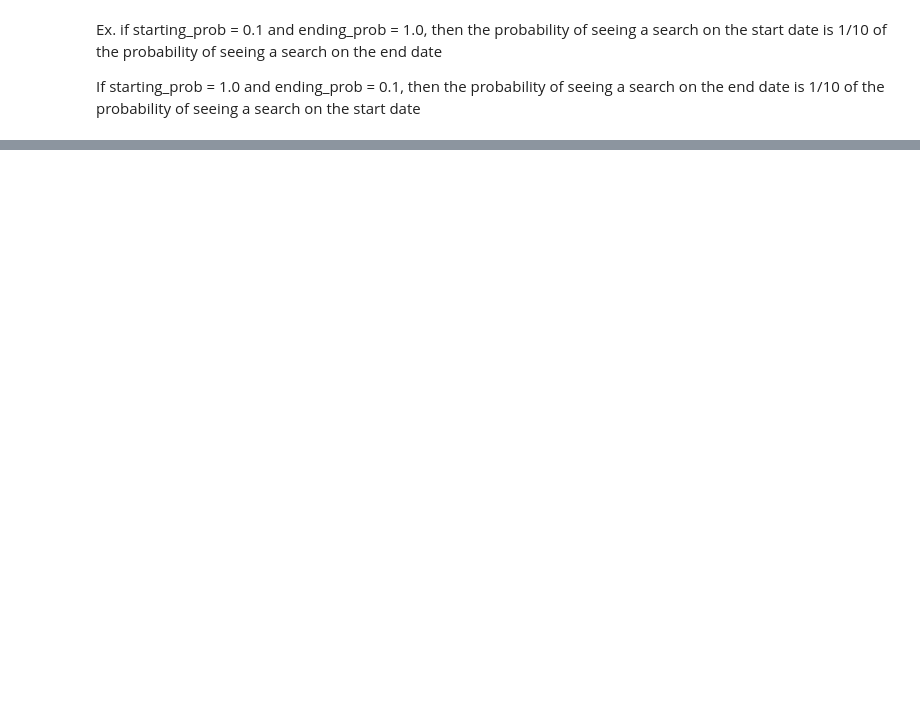
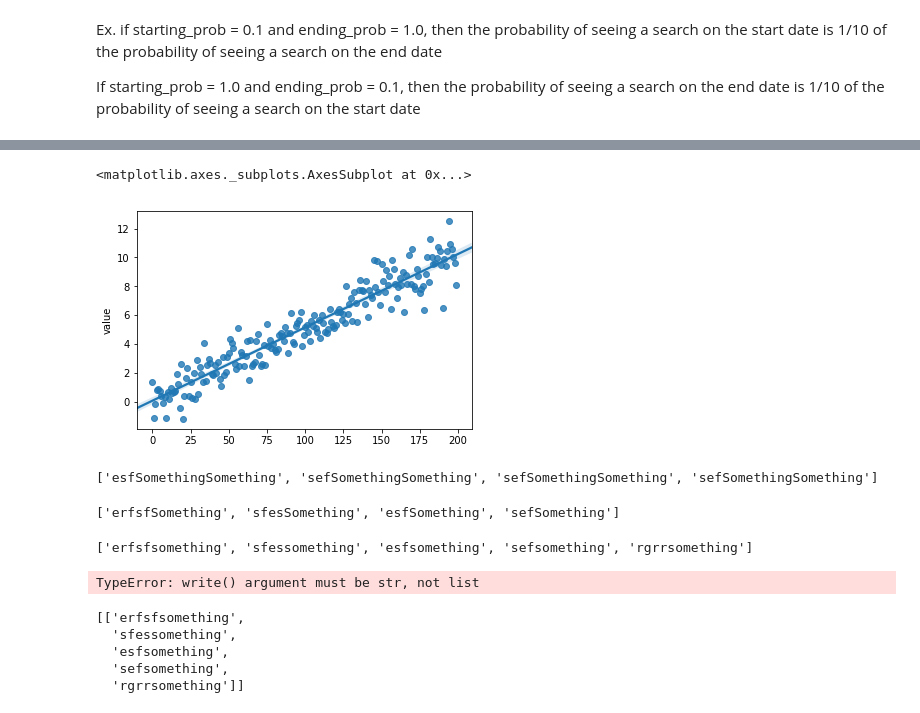
Before and after one commit to callinSwitzer/GarbageCollector, a Jupyter notebook: Untitled4.ipynb, the cells around one changed output, grey strips where cells are left out. Saved outputs shown, nothing was run; the diff lists cells and outputs as text; code cells hidden in the pictures; blank space fills up the shorter version.

```diff
--- a/Untitled4.ipynb
+++ b/Untitled4.ipynb
@@ -238,0 +312,5 @@ KMeans: 1.0
+# %%
+sb.regplot(np.arange(0,len(df1.value)), df1.value)
+# %% [output]
+<matplotlib.axes._subplots.AxesSubplot at 0x...>
+[figure, added]
@@ -238,0 +319,43 @@ KMeans: 1.0
+# %%
+wordlist = "words.txt"
+
+with open(wordlist, 'r') as file:
+
+    lines = [file.readline().strip('\n') + 'Something' for line in lines]
+    print(lines)
+
+with open(wordlist, 'w') as filew:
+    [filew.writelines(line + "\n") for line in lines]
+# %% [output]
+['esfSomethingSomething', 'sefSomethingSomething', 'sefSomethingSomething', 'sefSomethingSomething']
+# %%
+wordlist = "words.txt"
+
+with open(wordlist, 'r') as file:
+    lines = [file.readline().strip('\n') + 'Something' for line in lines]
+
+with open(wordlist, 'w') as filew:
+    filew.writelines('\n'.join(lines))
+# %% [output]
+['erfsfSomething', 'sfesSomething', 'esfSomething', 'sefSomething']
+# %%
+wordlist = "words.txt"
+
+with open(wordlist, 'r') as file:
+    lines = [line.strip("\n") + "something" for line in file.readlines()]
+    print(lines)
+
+wordlist2 = "words2.txt"
+with open(wordlist2, 'w') as filew:
+    filew.writelines([lines])
+# %% [output]
+['erfsfsomething', 'sfessomething', 'esfsomething', 'sefsomething', 'rgrrsomething']
+TypeError: write() argument must be str, not list
+# %%
+[lines]
+# %% [output]
+[['erfsfsomething',
+  'sfessomething',
+  'esfsomething',
+  'sefsomething',
+  'rgrrsomething']]
```
Also changed, not shown: parts of 40 cells of this notebook, 5 other files.
